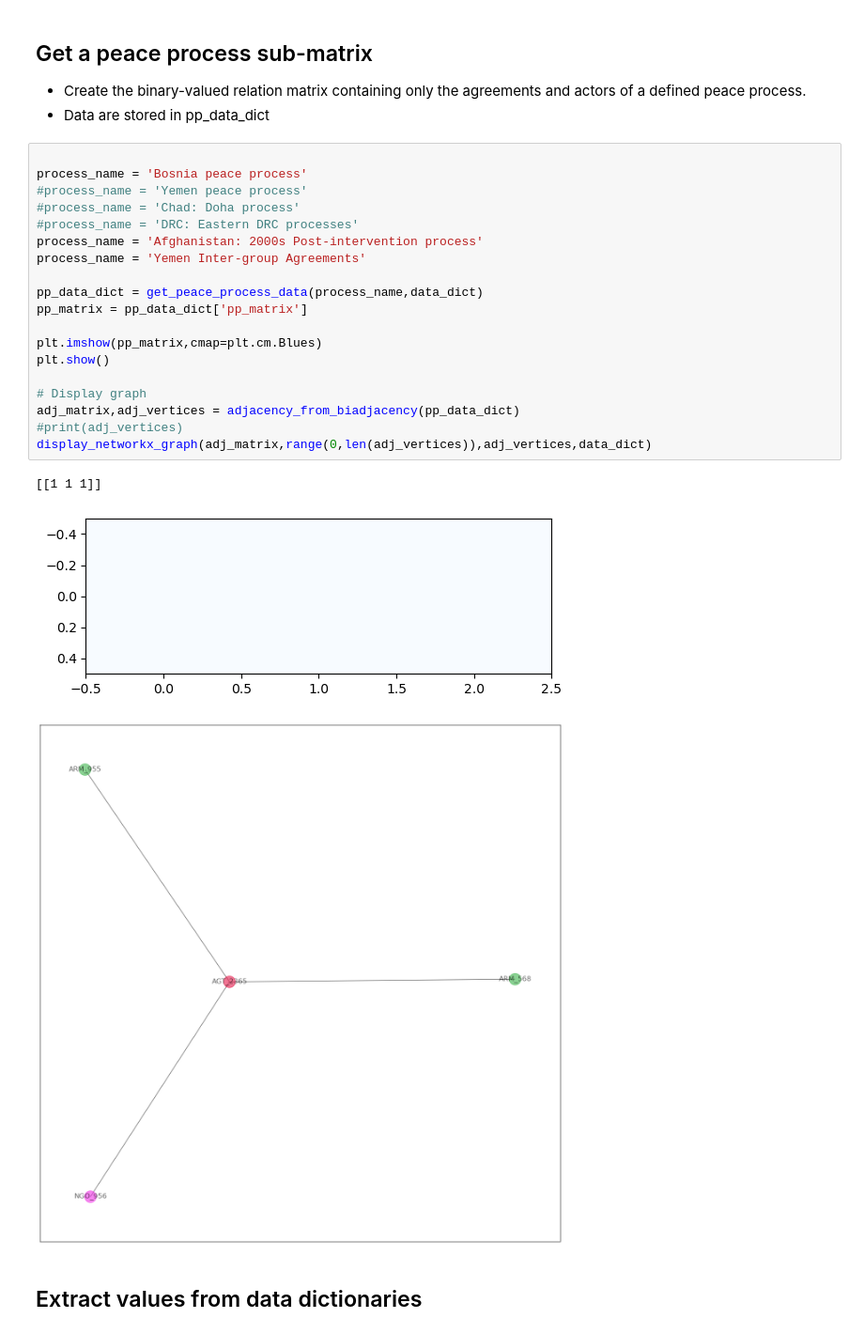
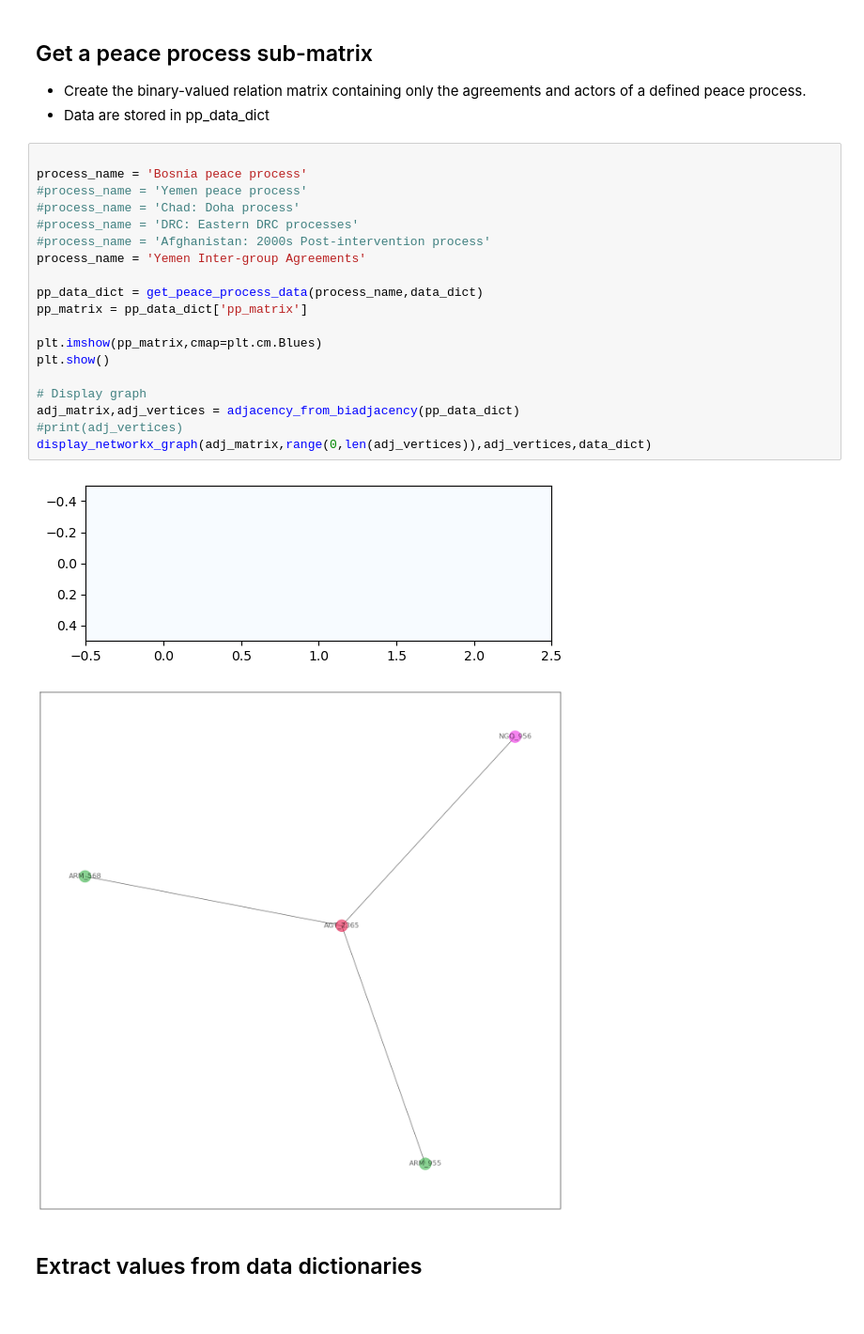
Before and after one commit to roybgardner/agreements-actors, a Jupyter notebook: signatories_streamlit.ipynb, the cells around one changed output. Shown: that part at 94% size. Drawn from its saved outputs; the diff is of its cells as text.

```diff
--- a/signatories_streamlit.ipynb
+++ b/signatories_streamlit.ipynb
@@ -33,26 +33,25 @@ print(data_dict['color_map'])
 # %%
 
 process_name = 'Bosnia peace process'
 #process_name = 'Yemen peace process'
 #process_name = 'Chad: Doha process'
 #process_name = 'DRC: Eastern DRC processes'
-process_name = 'Afghanistan: 2000s Post-intervention process'
+#process_name = 'Afghanistan: 2000s Post-intervention process'
 process_name = 'Yemen Inter-group Agreements'
 
 pp_data_dict = get_peace_process_data(process_name,data_dict)
 pp_matrix = pp_data_dict['pp_matrix']
 
 plt.imshow(pp_matrix,cmap=plt.cm.Blues)
 plt.show()
 
 # Display graph
 adj_matrix,adj_vertices = adjacency_from_biadjacency(pp_data_dict)
 #print(adj_vertices)
 display_networkx_graph(adj_matrix,range(0,len(adj_vertices)),adj_vertices,data_dict)
 # %% [output]
-[[1 1 1]]
 [figure]
-[figure, old version]
+[figure, new version]
 # %% [markdown]
 ## Extract values from data dictionaries
 # %%
```
Also changed, not shown: parts of 1 cell of this notebook, 1 other file.
